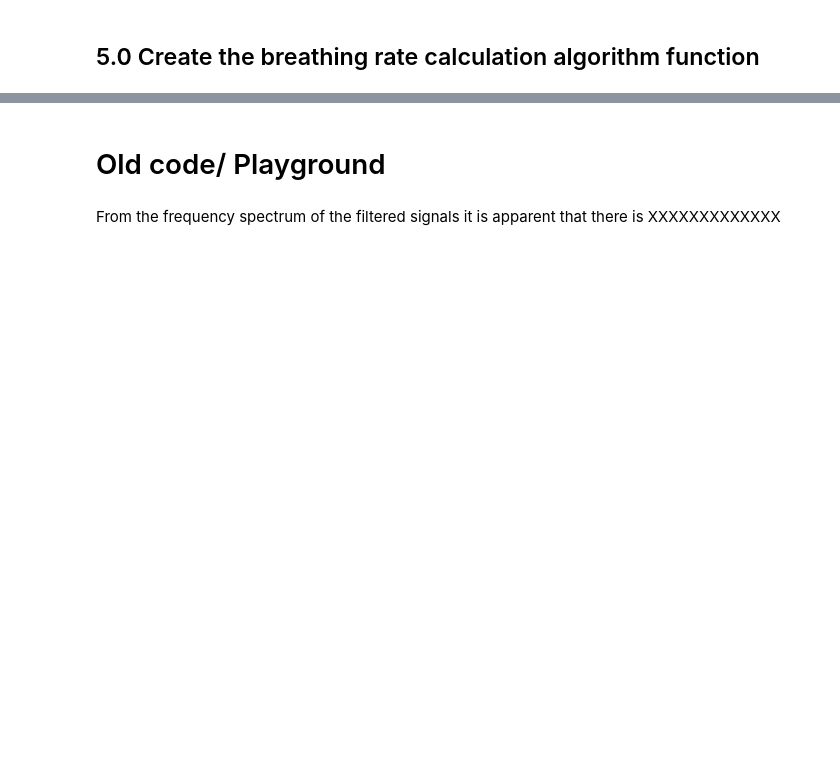
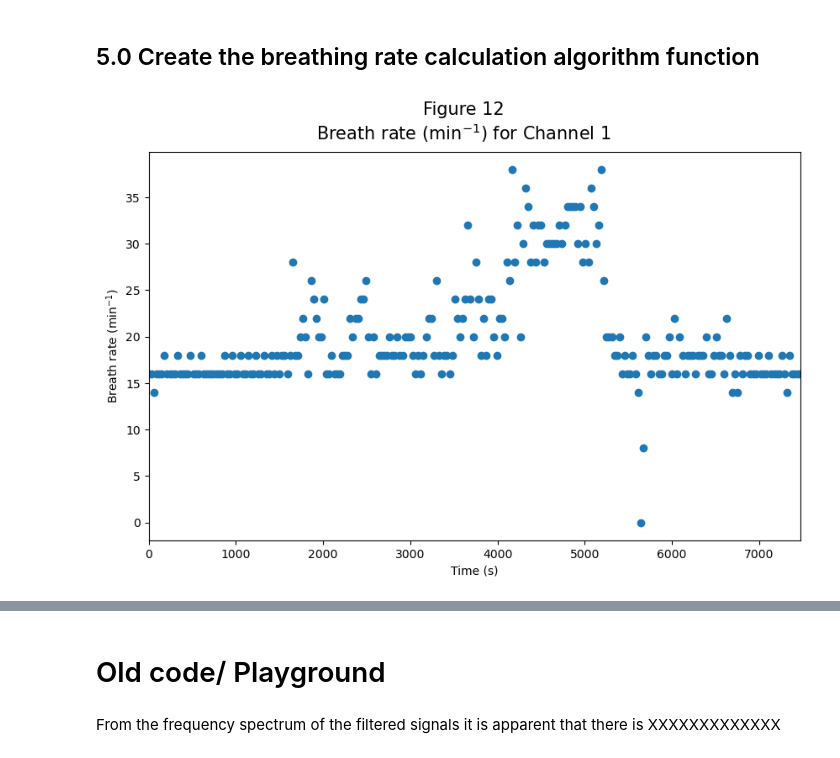
Before and after one commit to AoibheT-H/Algorithm_Challenge, a Jupyter notebook: Aoibhe_Turner_Heaney_Algorithm_Challenge.ipynb, the cells around one changed output, grey strips where cells are left out. Drawn from its saved outputs; the diff is of its cells as text; code cells hidden in the pictures; blank space fills up the shorter version.

Commit message:
breath rate per min calculated and plotted

```diff
--- a/Aoibhe_Turner_Heaney_Algorithm_Challenge.ipynb
+++ b/Aoibhe_Turner_Heaney_Algorithm_Challenge.ipynb
@@ -482,14 +483,23 @@ Now that we have detected breath, we need to feed this information into another
 # in 30 seconds and then move to the next 30 second segment
 
 def breath_30_sec_avg_rate(sig, duration_seconds, sig_peaks, fs):
+    duration_seconds = 30 # seconds
+    analysis_window = duration_seconds*fs
+    breath_rate_per_min = []
 
-    # calculate the window (30 seconds) in samples
-    analysis_window = duration_seconds*fs
+    for i in range(0, len(sig), analysis_window):
+        num_of_breaths_30sec = len(np.where(np.logical_and(sig_peaks>=i, sig_peaks<=i+analysis_window))[0])
+        avg_num_breath_30_sec = num_of_breaths_30sec/duration_seconds # get breath per second
+        breath_rate_per_min.append(avg_num_breath_30_sec*60) # 30 seconds * 2 is 60 seconds = 1 minute
 
-    for i in range(0, len(LP_filtered_avg_sig_1), analysis_window):
-        num_of_breaths_30sec = np.where(np.logical_and(sig_peaks>=i, sig_peaks<=i+analysis_window)).sum()
-        print('num_of_breaths_30sec: '+str(num_of_breaths_30sec))
-        avg_num_breath_30_sec = num_of_breaths_30sec/analysis_window
-        breath_rate_per_min = avg_num_breath_30_sec*2 # 30 seconds * 2 is 60 seconds = 1 minute
-        print('breath_rate_per_min: '+str(breath_rate_per_min))
+    rate_time_axis = range(0, len(breath_rate_per_min)*duration_seconds, duration_seconds)
+
+    plt.figure(figsize=(10,6)).suptitle('Figure 12\nBreath rate ($\mathregular{min^{-1}}$) for Channel 1', fontsize=15)
+
+    plt.plot(rate_time_axis,  breath_rate_per_min, 'o')
+    plt.ylabel('Breath rate ($\mathregular{min^{-1}}$)')
+    plt.xlabel('Time (s)')
+    plt.xlim([0, rate_time_axis[-1]])
+    plt.show()
+
     return breath_rate_per_min
@@ -508,0 +506,5 @@ np.where(np.logical_and(peaks_detected_LP_avg_sig_1>=i, peaks_detected_LP_avg_si
+# %%
+duration_seconds = 30 # seconds
+breath_per_min_LP_filtered_avg_sig_1 =  breath_30_sec_avg_rate(LP_filtered_avg_sig_1, duration_seconds, peaks_detected_LP_avg_sig_1, fs)
+# %% [output]
+[figure, added]
```
Also changed, not shown: parts of 10 cells of this notebook.
